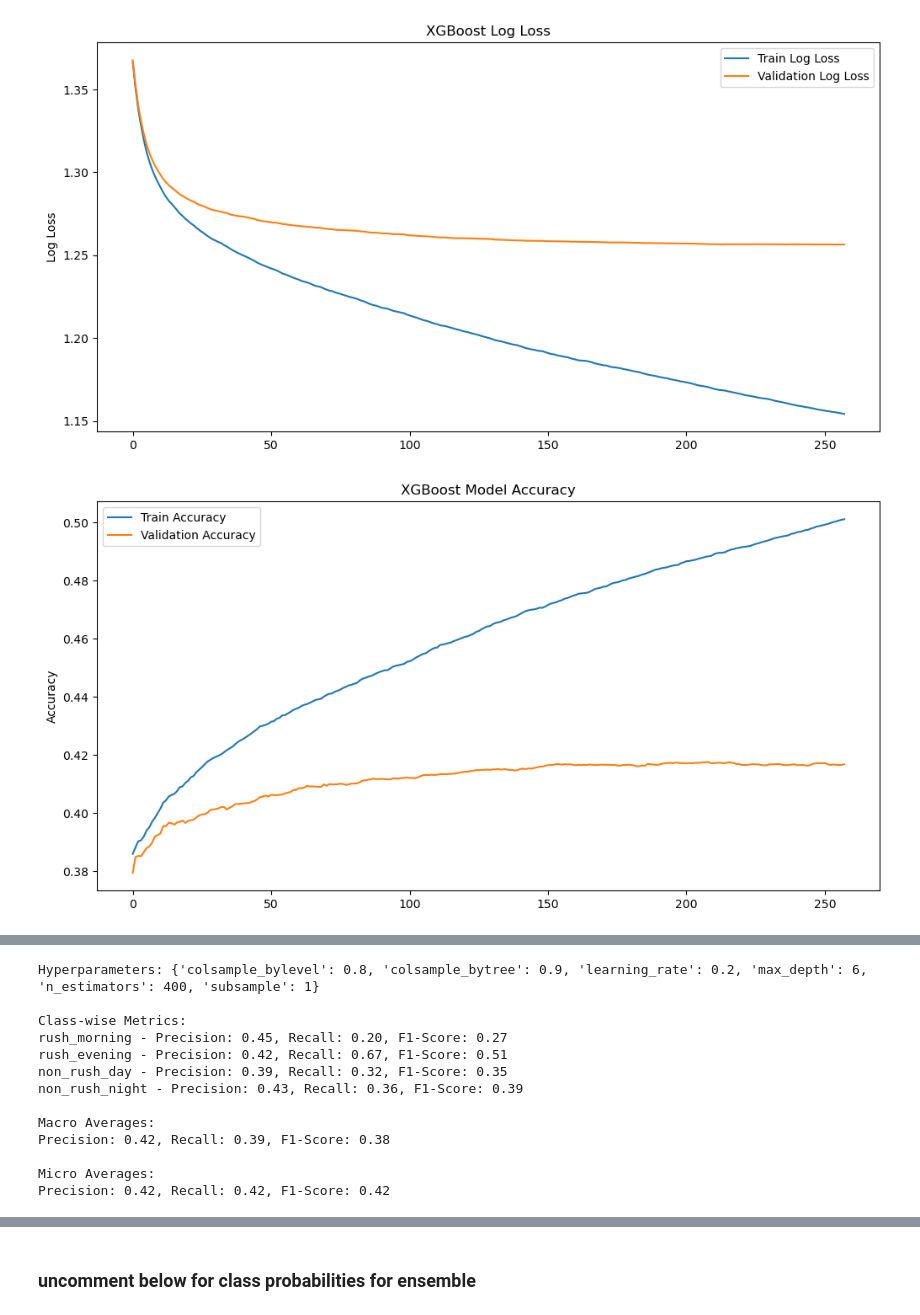
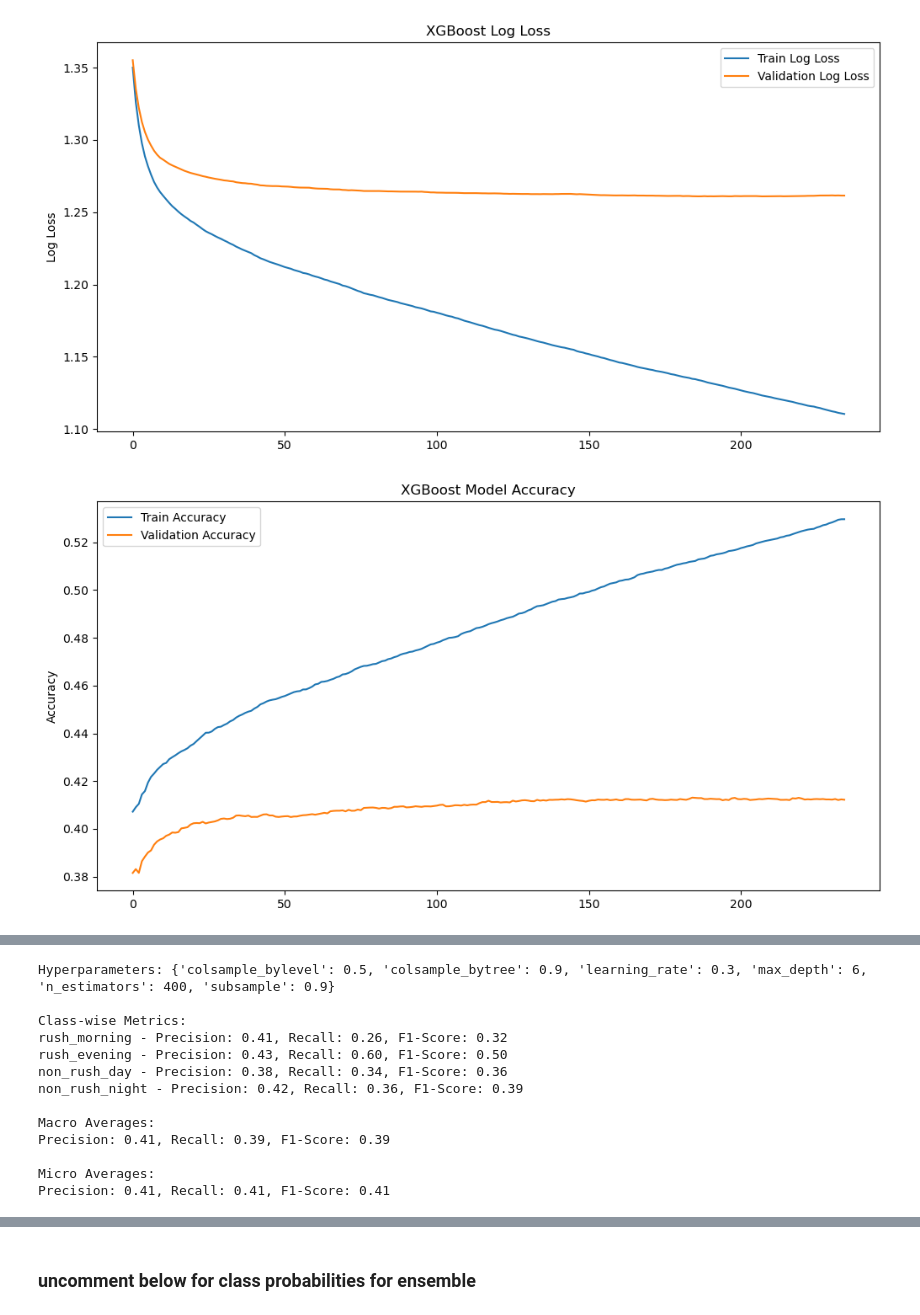
Before and after one commit to jiax264/AI_2023F_Final_Project, a Jupyter notebook: 04_Modeling/xg_boost.ipynb, the cells around one changed output, grey strips where cells are left out. Drawn from its saved outputs; the diff is of its cells as text; code cells hidden in the pictures.

```diff
--- a/04_Modeling/xg_boost.ipynb
+++ b/04_Modeling/xg_boost.ipynb
@@ -14,17 +14,17 @@ import joblib
 # %%
 random.seed(42)
 train_df = pd.read_csv('../03_Data_for_Modeling/train_xgboost.csv')
-train_df = train_df.drop('most_common_time_window_4_neigh', axis=1) # comment out if want to include 4 nearest neighs most common time window
+#train_df = train_df.drop('most_common_time_window_4_neigh', axis=1) # comment out if want to include 4 nearest neighs most common time window
 X_train = train_df.drop(columns=['time_window'])
 y_train = train_df['time_window']
 
 valid_df = pd.read_csv('../03_Data_for_Modeling/val_xgboost.csv')
-valid_df = valid_df.drop('most_common_time_window_4_neigh', axis=1) # comment out if want to include 4 nearest neighs most common time window
+#valid_df = valid_df.drop('most_common_time_window_4_neigh', axis=1) # comment out if want to include 4 nearest neighs most common time window
 X_valid = valid_df.drop(columns=['time_window'])
 y_valid = valid_df['time_window']
 
 test_df = pd.read_csv('../03_Data_for_Modeling/test_xgboost.csv')
-test_df = test_df.drop('most_common_time_window_4_neigh', axis=1) # comment out if want to include 4 nearest neighs most common time window
+#test_df = test_df.drop('most_common_time_window_4_neigh', axis=1) # comment out if want to include 4 nearest neighs most common time window
 X_test = test_df.drop(columns=['time_window'])
 y_test = test_df['time_window']
 
@@ -47,12 +47,12 @@ def print_metrics(y_true, y_pred):
     print(f"Precision: {precision_micro:.2f}, Recall: {recall_micro:.2f}, F1-Score: {f1_score_micro:.2f}")
 
 params = {
-    'colsample_bylevel': 0.8,
+    'colsample_bylevel': 0.5,
     'colsample_bytree': 0.9,
-    'learning_rate': 0.2,
+    'learning_rate': 0.3,
     'max_depth': 6,
     'n_estimators': 400,
-    'subsample': 1
+    'subsample': 0.9
 }
 model = XGBClassifier(
     subsample=params['subsample'],
@@ -84,32 +84,32 @@ ax.legend()
 plt.ylabel('Log Loss')
 plt.title('XGBoost Log Loss')
 plt.show()
 
 # Plot Accuracy
 train_accuracy = [1 - x for x in results['validation_0']['merror']]
 validation_accuracy = [1 - x for x in results['validation_1']['merror']]
 fig, ax = plt.subplots(figsize=(12, 6))
 ax.plot(x_axis, train_accuracy, label='Train Accuracy')
 ax.plot(x_axis, validation_accuracy, label='Validation Accuracy')
 ax.legend()
 plt.ylabel('Accuracy')
 plt.title('XGBoost Model Accuracy')
 plt.show()
 
 # Generate and plot the confusion matrix
 y_pred = model.predict(X_valid)
 cm = confusion_matrix(y_valid, y_pred)
 disp = ConfusionMatrixDisplay(confusion_matrix=cm, display_labels=model.classes_)
 fig, ax = plt.subplots(figsize=(8, 8))
 disp.plot(cmap=plt.cm.Blues, ax=ax)
 plt.title('Confusion Matrix')
 plt.show()
 
 # Print hyperparameters
 print("Hyperparameters:", params)
 
 # Call print_metrics function
 print_metrics(y_valid, y_pred)
 # %% [output]
-[figure, old version]
+[figure, new version]
-[figure, old version]
+[figure, new version]
@@ -117,16 +117,16 @@ print_metrics(y_valid, y_pred)
-Hyperparameters: {'colsample_bylevel': 0.8, 'colsample_bytree': 0.9, 'learning_rate': 0.2, 'max_depth': 6, 'n_estimators': 400, 'subsample': 1}
+Hyperparameters: {'colsample_bylevel': 0.5, 'colsample_bytree': 0.9, 'learning_rate': 0.3, 'max_depth': 6, 'n_estimators': 400, 'subsample': 0.9}
 
 Class-wise Metrics:
-rush_morning - Precision: 0.45, Recall: 0.20, F1-Score: 0.27
-rush_evening - Precision: 0.42, Recall: 0.67, F1-Score: 0.51
-non_rush_day - Precision: 0.39, Recall: 0.32, F1-Score: 0.35
-non_rush_night - Precision: 0.43, Recall: 0.36, F1-Score: 0.39
+rush_morning - Precision: 0.41, Recall: 0.26, F1-Score: 0.32
+rush_evening - Precision: 0.43, Recall: 0.60, F1-Score: 0.50
+non_rush_day - Precision: 0.38, Recall: 0.34, F1-Score: 0.36
+non_rush_night - Precision: 0.42, Recall: 0.36, F1-Score: 0.39
 
 Macro Averages:
-Precision: 0.42, Recall: 0.39, F1-Score: 0.38
+Precision: 0.41, Recall: 0.39, F1-Score: 0.39
 
 Micro Averages:
-Precision: 0.42, Recall: 0.42, F1-Score: 0.42
+Precision: 0.41, Recall: 0.41, F1-Score: 0.41
 # %%
 y_pred = model.predict(X_test)
 cm = confusion_matrix(y_test, y_pred)
```
Also changed, not shown: parts of 5 cells of this notebook, 16 other files.
